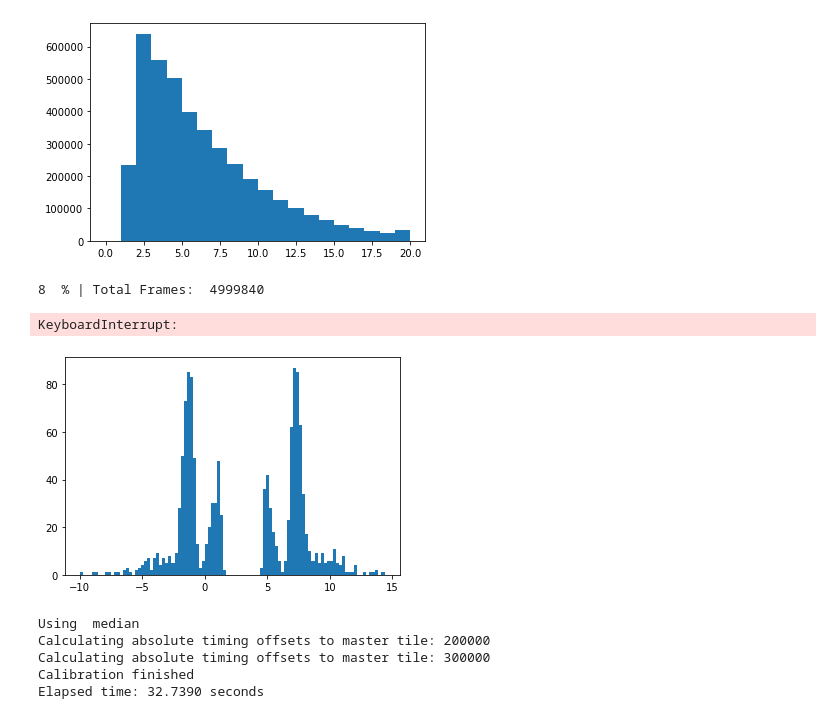
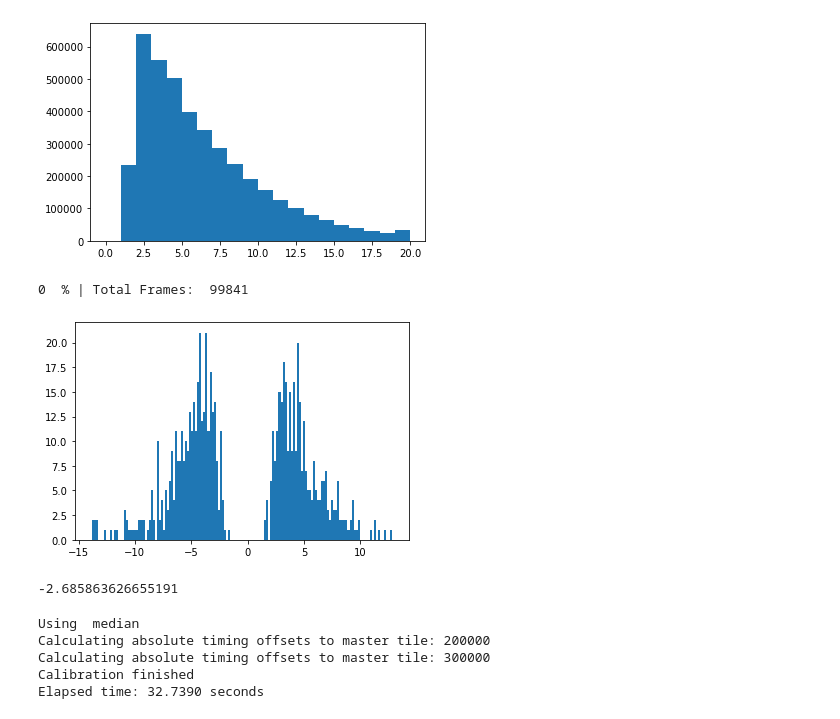
Before and after one commit to maximilianKoeper/melp, a Jupyter notebook: jupyter-notbooks/example_taft_v2_cosmic.ipynb, the cells around one changed output. Cells and saved outputs as stored; diff of their text form; code cells hidden in the pictures.

```diff
--- a/jupyter-notbooks/example_taft_v2_cosmic.ipynb
+++ b/jupyter-notbooks/example_taft_v2_cosmic.ipynb
@@ -73,16 +73,20 @@ options={
     "tof": False
 }
 
-hist = melp.taft.station_station_timing("../../Downloads/mu3e_sorted_000002_cosmic.root", mu3e_detector, **options)
+#hist = melp.taft.station_station_timing("../../Downloads/mu3e_sorted_000002_cosmic.root", mu3e_detector, **options)
+hist = melp.taft.station_station_timing("./mu3e_sorted_test.root", mu3e_detector, **options)
 # %% [output]
-8  % | Total Frames:  4999840
+0  % | Total Frames:  99841
-KeyboardInterrupt:
 # %%
-plt.hist(hist, bins=100)#, range=(-10,10))
+plt.hist(hist, bins=150, range=(-14,13))
 #plt.ylim(ymax = 10000, ymin = 0)
 plt.show()
 # %% [output]
-[figure, old version]
+[figure, new version]
+# %%
+np.median(hist)
+# %% [output]
+-2.685863626655191
 # %%
 options_cal = {
     "debug_station": 1,
```
Also changed, not shown: 3 other files.
